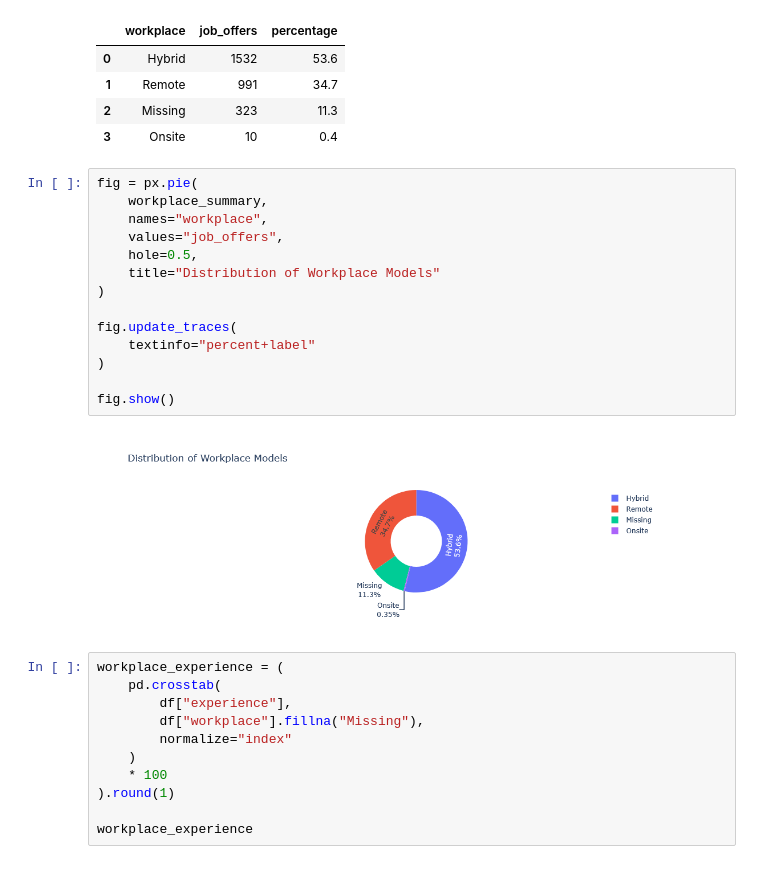
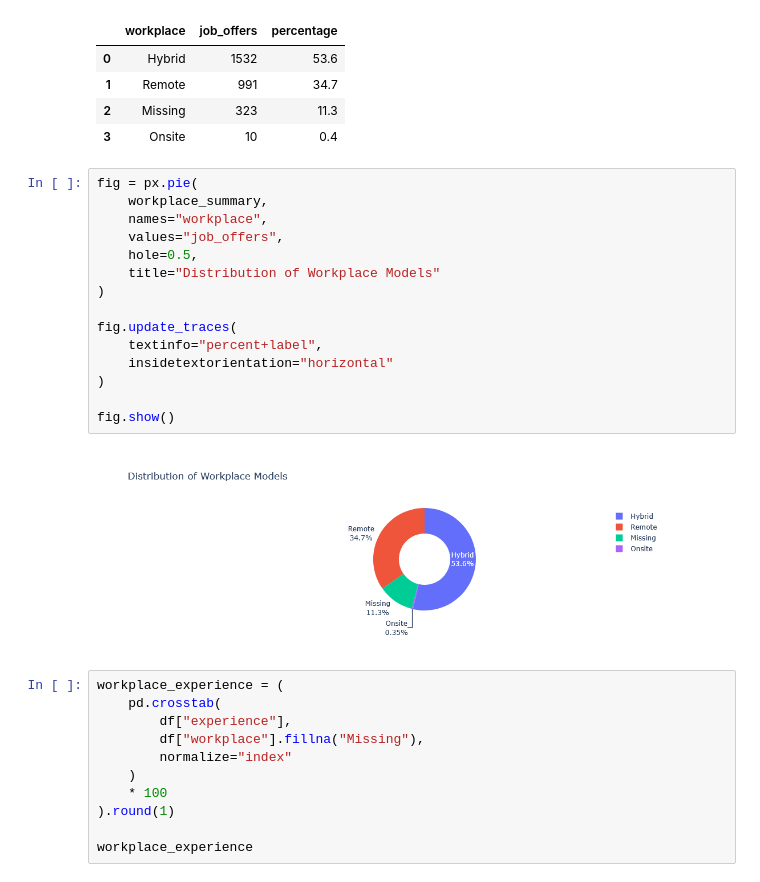
Before and after one commit to MateuszWojno/job_market_intelligence, a Jupyter notebook: notebooks/eda.ipynb, the cells around one changed output. Cells and saved outputs as stored; diff of their text form.

```diff
--- a/notebooks/eda.ipynb
+++ b/notebooks/eda.ipynb
@@ -357,19 +382,20 @@ workplace_summary
 # %%
 fig = px.pie(
     workplace_summary,
     names="workplace",
     values="job_offers",
     hole=0.5,
     title="Distribution of Workplace Models"
 )
 
 fig.update_traces(
-    textinfo="percent+label"
+    textinfo="percent+label",
+    insidetextorientation="horizontal"
 )
 
 fig.show()
 # %% [output]
-[figure, old version]
+[figure, new version]
 # %%
 workplace_experience = (
     pd.crosstab(
```
Also changed, not shown: parts of 64 cells of this notebook.
